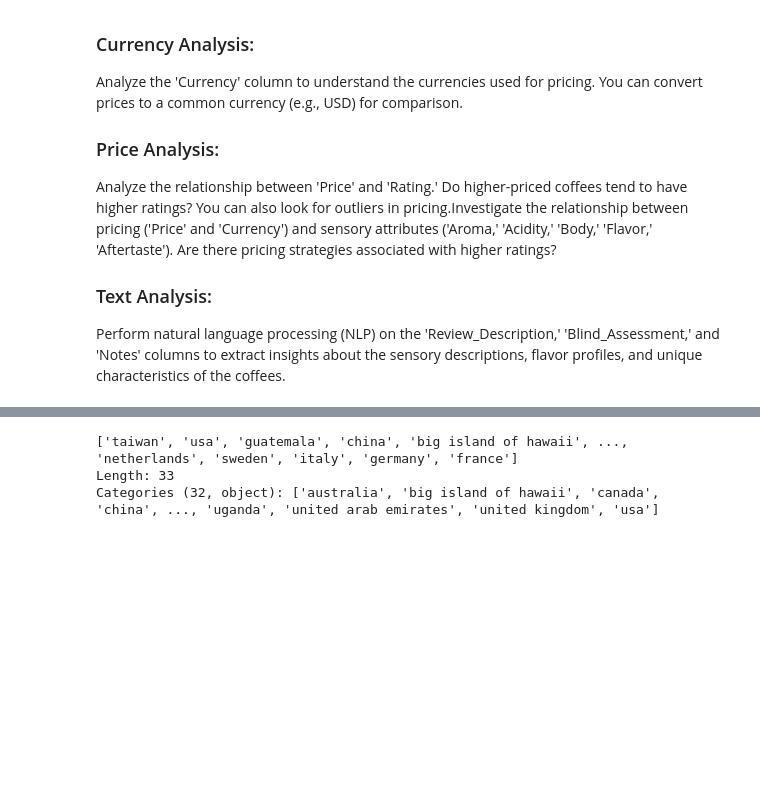
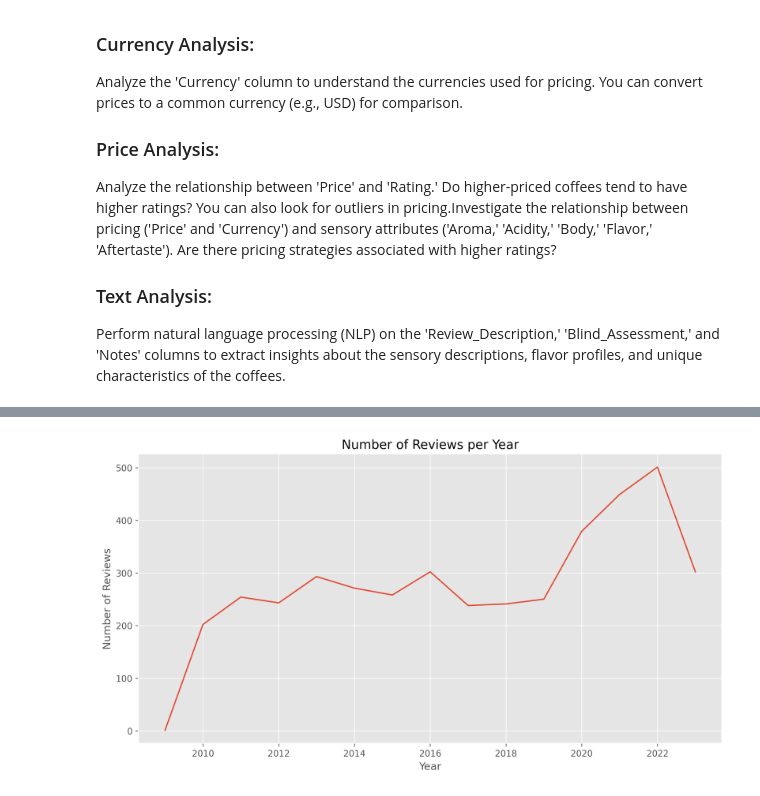
Before and after one commit to tynardone/coffee-reviews-analysis, a Jupyter notebook: coffee_review_eda.ipynb, the cells around one changed output, grey strips where cells are left out. Saved outputs shown, nothing was run; the diff lists cells and outputs as text; code cells hidden in the pictures; blank space fills up the shorter version.

```diff
--- a/coffee_review_eda.ipynb
+++ b/coffee_review_eda.ipynb
@@ -9,11 +9,11 @@ import matplotlib.pyplot as plt
 import matplotlib as mpl
 import seaborn as sns
 %matplotlib inline
-%config InlineBackend.figure_format = 'svg'
 
 pd.set_option('display.max_columns', 50)
 pd.set_option('display.max_colwidth', 100)
 plt.style.use("ggplot")
 mpl.rcParams['figure.figsize'] = (12, 6)
+mpl.rcParams['figure.dpi'] = 300
 # %%
 df = pd.read_json('data/raw-roast-reviews.json').replace('NA', np.nan)
@@ -371,9 +357,16 @@ memory usage: 374.9+ KB
 | max | 120000.000000 | 2023-09-01 00:00:00 | 10.000000 | 10.000000 | 10.000000 | 10.000000 | 98.000000 | 10.000000 | 86.000000 | ... |
 | std | 3927.173740 | NaN | 0.574543 | 0.563681 | 0.562491 | 0.611213 | 2.263444 | 0.652162 | 10.196603 | ... |
 # %%
-# Plot number of reviews over time
-# Plot
+# PLot number of reviews per year. Plot Cumulative number of reviews on top of that.
+# plot cumulative reviews over years in seaborn
+
+fig, ax = plt.subplots()
+year = df['review_date'].dt.year.value_counts().sort_index()
+cumsum = df['review_date'].dt.year.value_counts().sort_index().cumsum()
+sns.lineplot(x=year.index, y=year, ax=ax, )
+ax.set_title('Number of Reviews per Year')
+ax.set_xlabel('Year')
+ax.set_ylabel('Number of Reviews')
+plt.show()
 # %% [output]
-['taiwan', 'usa', 'guatemala', 'china', 'big island of hawaii', ..., 'netherlands', 'sweden', 'italy', 'germany', 'france']
-Length: 33
-Categories (32, object): ['australia', 'big island of hawaii', 'canada', 'china', ..., 'uganda', 'united arab emirates', 'united kingdom', 'usa']
+[figure, added]
```
Also changed, not shown: parts of 9 cells of this notebook, 1 other file.
